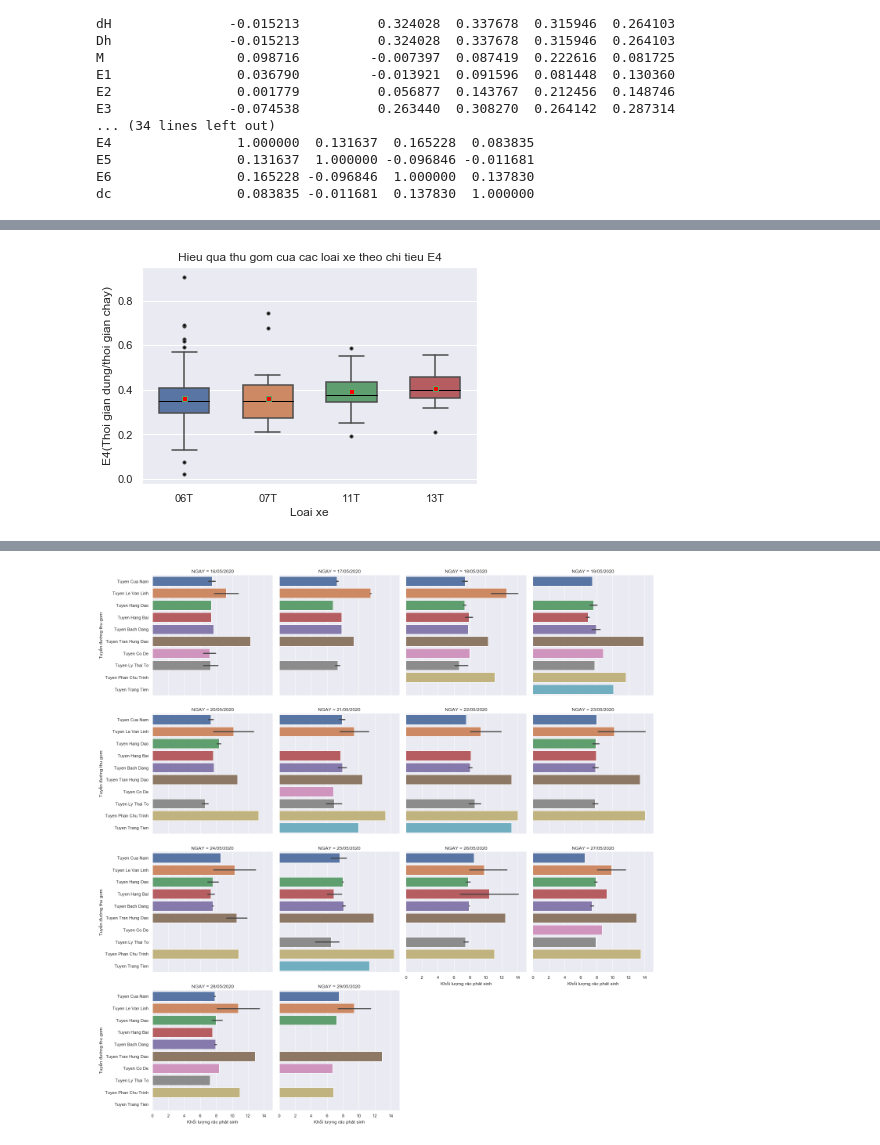
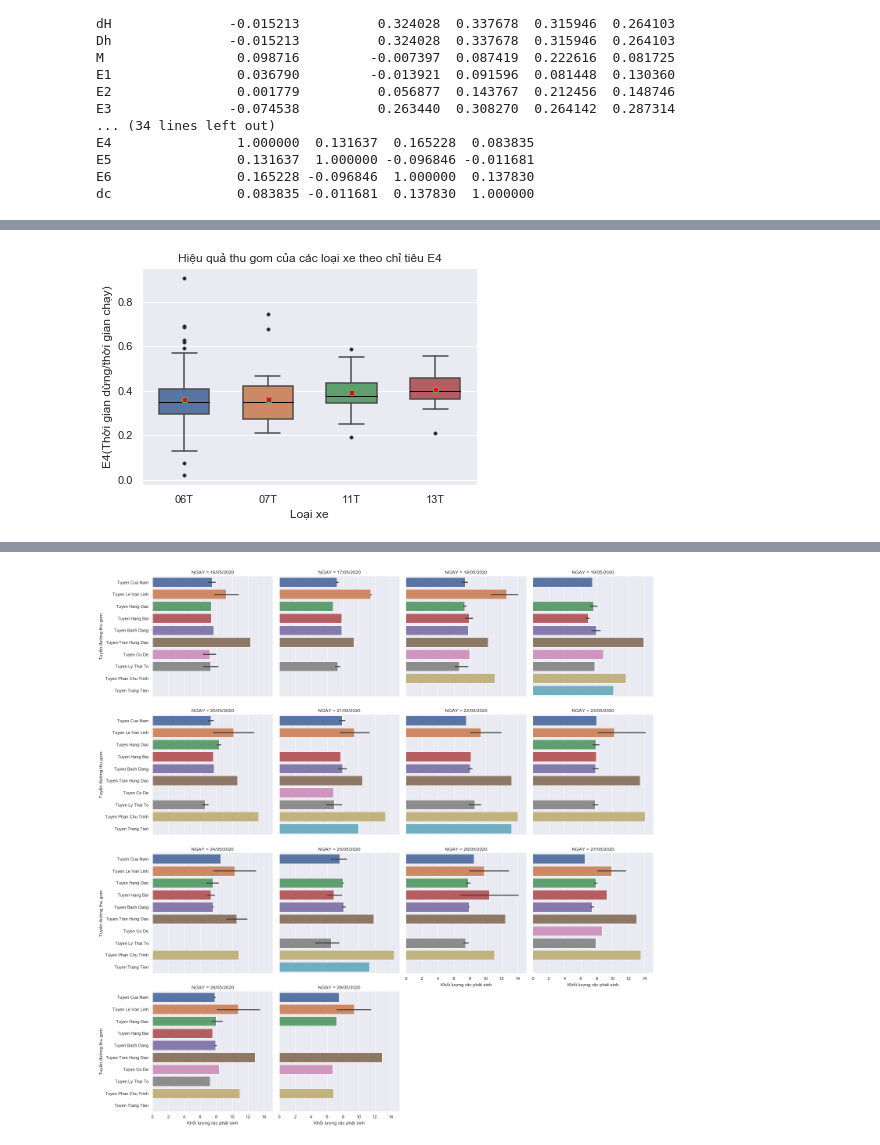
Before and after one commit to nhat-hoai/evaluate-the-waste-collection-system, a Jupyter notebook: DA-for-car.ipynb, the cells around one changed output, grey strips where cells are left out. Cells and saved outputs as stored; diff of their text form; code cells hidden in the pictures.

```diff
--- a/DA-for-car.ipynb
+++ b/DA-for-car.ipynb
@@ -110,17 +159,17 @@ plt.show()
 # %%
 #Box plot E4 vs Loai xe
 linestyle = dict(linestyle="-",linewidth = 1, color = "black")
 dotstyle = dict(marker = "o", markerfacecolor = "black", markersize = 3)
 dotmean = dict(marker = "s", markerfacecolor = "red", markersize = 5)
 sns.set(style='darkgrid')
-box_E1_loaixe = sns.boxplot(x ='Loai xe' , y ='E4' , data =df,  order= ["06T", "07T", "11T", "13T"],
+box_E4_loaixe = sns.boxplot(x ='Loai xe' , y ='E4' , data =df,  order= ["06T", "07T", "11T", "13T"],
                             showmeans=True,
                             meanprops = dotmean,
                             medianprops = linestyle,
                             flierprops = dotstyle,
                             width = 0.6,
                             )
-box_E1_loaixe.set(ylabel = "E4(Thoi gian dung/thoi gian chay)", xlabel = "Loai xe", title = "Hieu qua thu gom cua cac loai xe theo chi tieu E4")
+box_E4_loaixe.set(ylabel = "E4(Thời gian dừng/thời gian chạy)", xlabel = "Loại xe", title = "Hiệu quả thu gom của các loại xe theo chỉ tiêu E4")
 plt.show()
 # %% [output]
-[figure, old version]
+[figure, new version]
```
Also changed, not shown: parts of 17 cells of this notebook.
